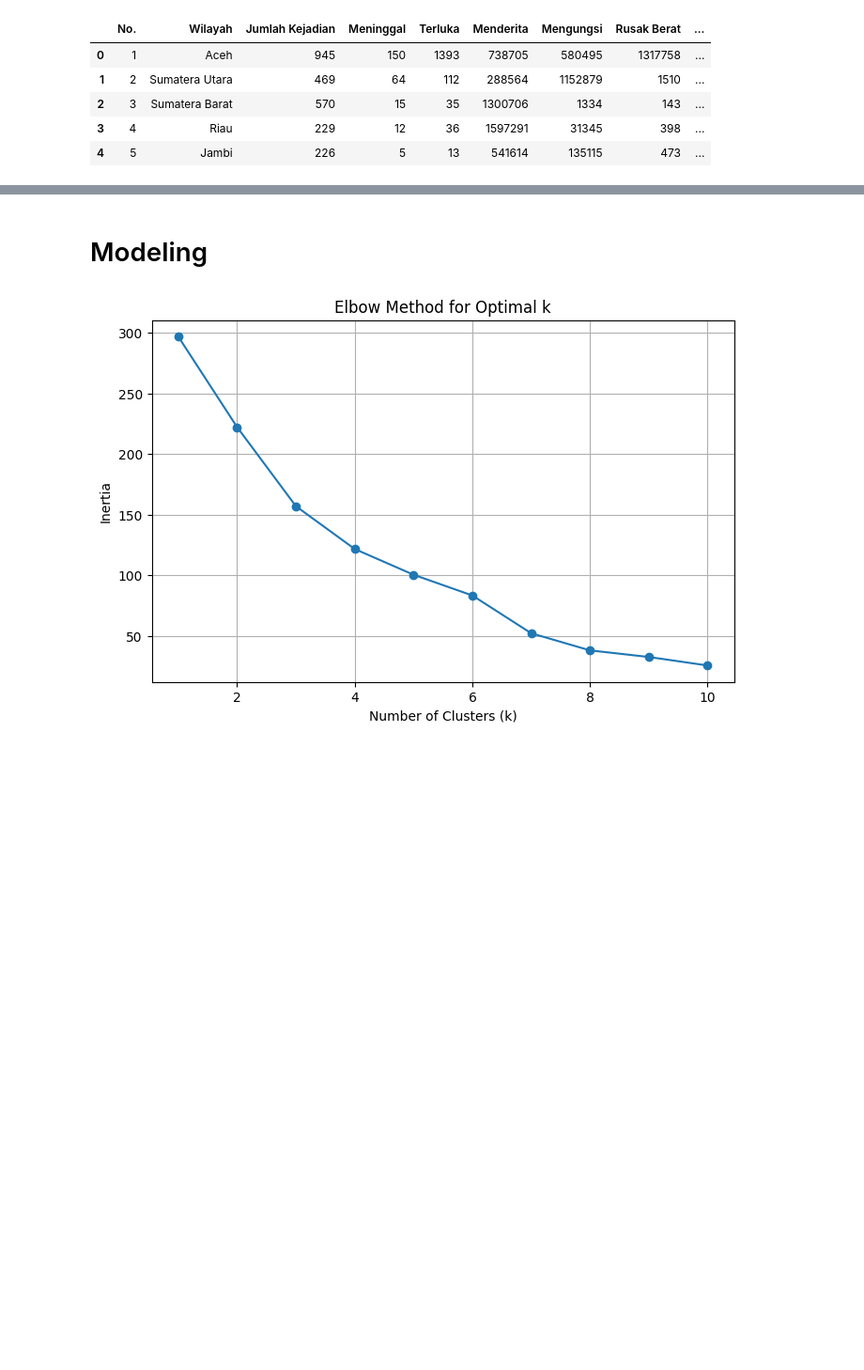
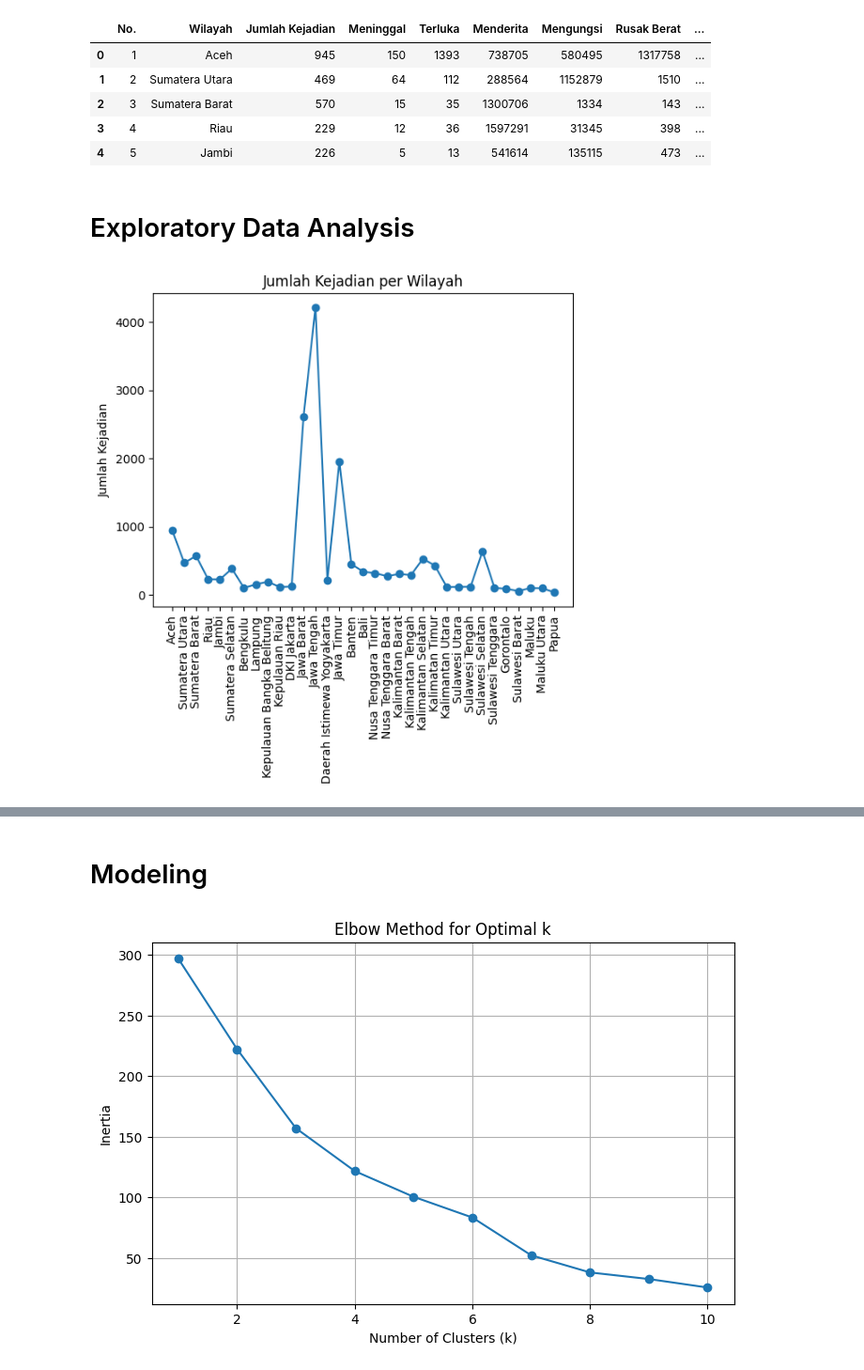
Before and after one commit to khnshbrh/UAS_ML_Kel5_KMeans_RawanBencana, a Jupyter notebook: kmeans_rawan_bencana.ipynb, the cells around one changed output, grey strips where cells are left out. Shown at 94% size. Cells and saved outputs as stored; diff of their text form; code cells hidden in the pictures; blank space fills up the shorter version.

```diff
--- a/kmeans_rawan_bencana.ipynb
+++ b/kmeans_rawan_bencana.ipynb
@@ -20,6 +20,8 @@ df.head()
 | 2 | 3 | Sumatera Barat | 570 | 15 | 35 | 1300706 | 1334 | 143 | ... |
 | 3 | 4 | Riau | 229 | 12 | 36 | 1597291 | 31345 | 398 | ... |
 | 4 | 5 | Jambi | 226 | 5 | 13 | 541614 | 135115 | 473 | ... |
+# %% [markdown]
+# Exploratory Data Analysis
 # %%
 # Buatkan EDA dan berikan deskripsinya :
 # 2 line plot
@@ -27,4 +29,14 @@ df.head()
 # 2 pie chart
 # scatter plot
 # corelation matrix
+# %%
+# Line Plot Jumlah Kejadian per Wilayah
+plt.figure()
+plt.plot(df["Wilayah"], df["Jumlah Kejadian"], marker='o')
+plt.xticks(rotation=90)
+plt.title("Jumlah Kejadian per Wilayah")
+plt.ylabel("Jumlah Kejadian")
+plt.show()
+# %% [output]
+[figure, added]
 # %%
```
Also changed, not shown: parts of 10 cells of this notebook.
